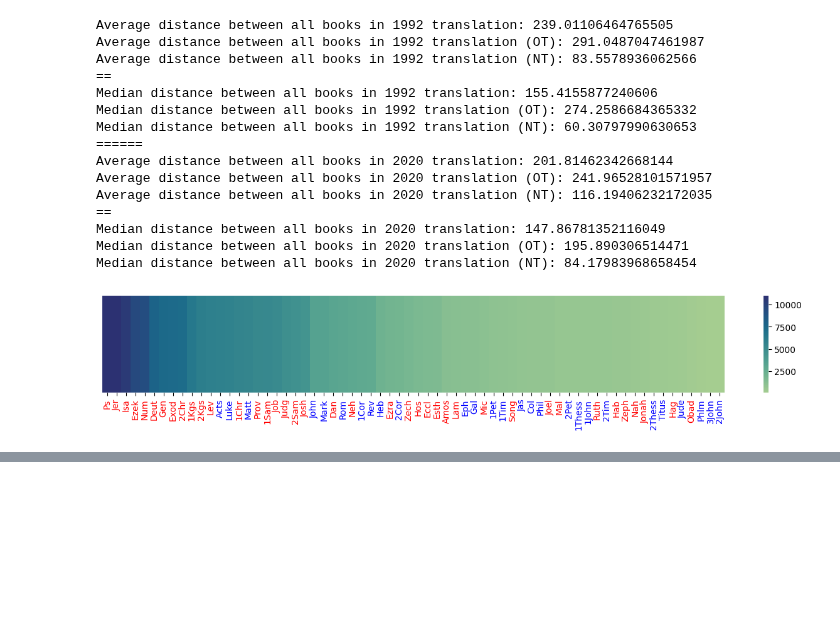
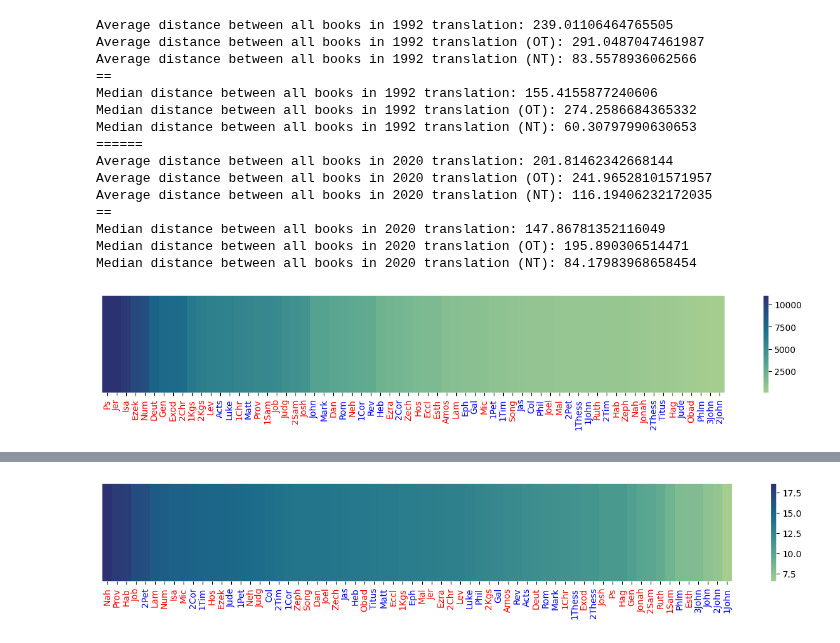
Before and after one commit to Computing-Antiquity/bibelen2020_appendices, a Jupyter notebook: demonstration_notebook.ipynb, the cells around one changed output, grey strips where cells are left out. Saved outputs shown, nothing was run; the diff lists cells and outputs as text; code cells hidden in the pictures; blank space fills up the shorter version.

```diff
--- a/demonstration_notebook.ipynb
+++ b/demonstration_notebook.ipynb
@@ -599,7 +599,7 @@ from sklearn.feature_extraction.text import TfidfVectorizer
 from sklearn.decomposition import PCA
 
 # Brug TfidfVectorizer med idf deaktiveret
-tfidf_freq = TfidfVectorizer(stop_words=open("../data/stopord_351_berteltorptxt.txt").read().split("\n"), use_idf=False)
+tfidf_freq = TfidfVectorizer(stop_words=open("stopord_351_berteltorptxt.txt").read().split("\n"), use_idf=False)
 pca_freq = PCA(n_components=2)
 
 # Transformer teksten
@@ -619,0 +648,2 @@ projected_tf_freq_df["edition_freq"] = books_df["edition"]
+# %%
+df_distances_freq = pd.DataFrame(distances_freq)
@@ -619,0 +669,25 @@ projected_tf_freq_df["edition_freq"] = books_df["edition"]
+# %%
+import re
+
+plt.figure(figsize=(16,2))
+
+sorted_df_distances_freq = df_distances_freq.sort_values("manhattan_distance_freq", ascending=False).copy()
+
+# Fjern tal + underscore i starten af book_name_freq
+sorted_df_distances_freq["book_name_freq"] = sorted_df_distances_freq["book_name_freq"].apply(lambda x: re.sub(r"^\d+_", "", x))
+
+ax = sns.heatmap(
+    sorted_df_distances_freq.manhattan_distance_freq.values.reshape(1, -1),
+    cmap="crest",
+    xticklabels=sorted_df_distances_freq.book_name_freq,
+    yticklabels=False,
+    cbar=True
+)
+
+for tick_label, book_type_freq in zip(ax.axes.get_xticklabels(), sorted_df_distances_freq.book_type_freq):
+    if book_type_freq == "NT":
+        tick_label.set_color("blue")
+    else:
+        tick_label.set_color("red")
+# %% [output]
+[figure, added]
```
Also changed, not shown: parts of 3 cells of this notebook, 1 other file.
